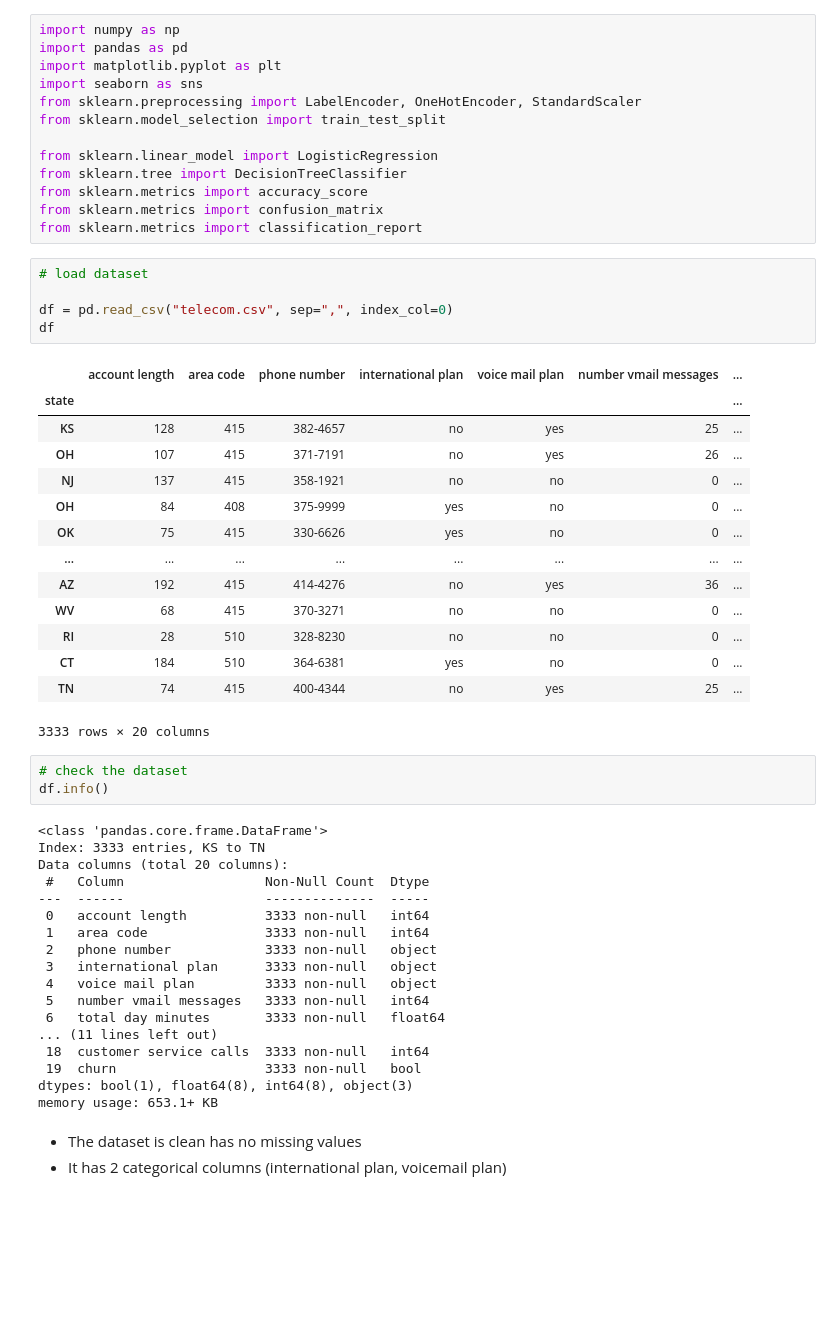
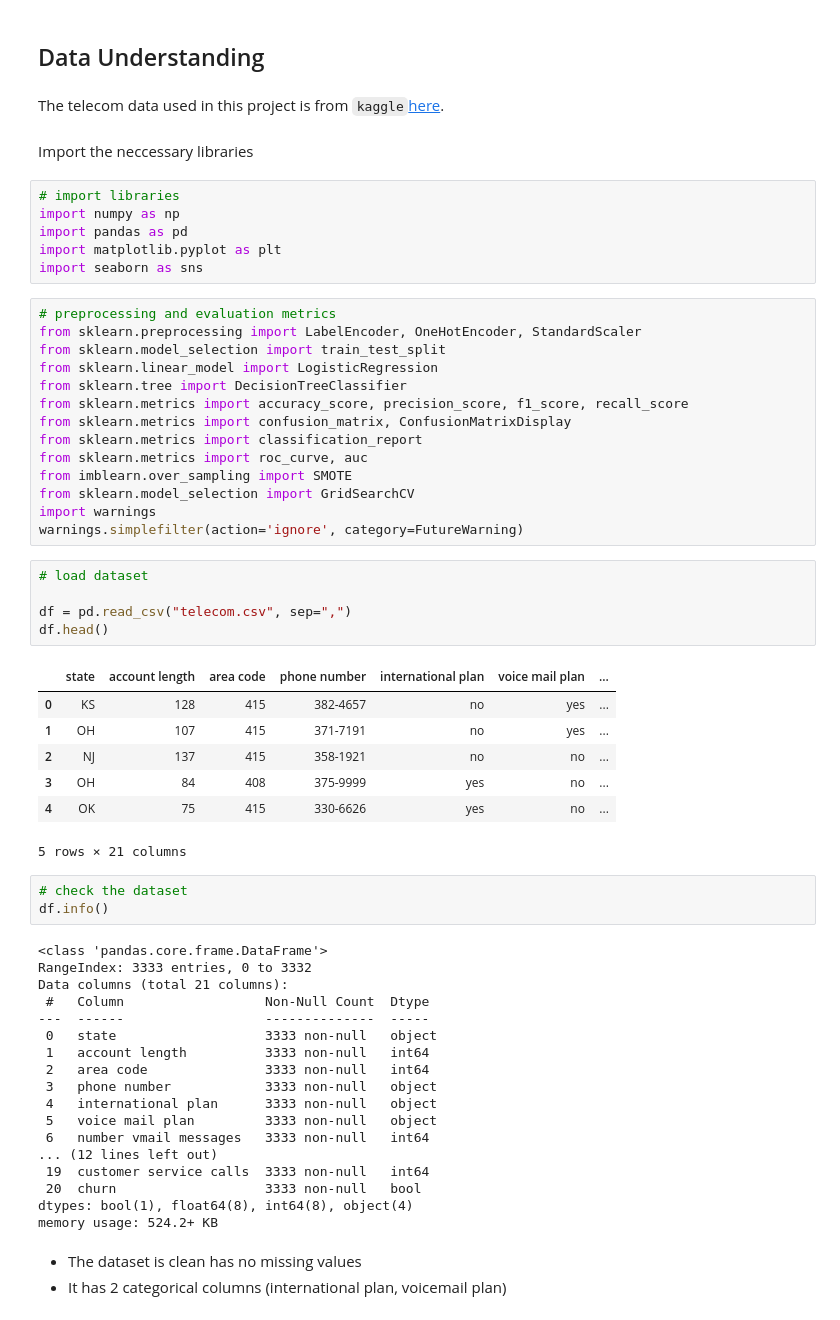
Before and after one commit to dantegaucho/Customer-churn, a Jupyter notebook: churn.ipynb, the cells around one changed output. Cells and saved outputs as stored; diff of their text form; blank space fills up the shorter version.

```diff
--- a/churn.ipynb
+++ b/churn.ipynb
@@ -1,57 +21,63 @@
+# %% [markdown]
+## Data Understanding
+# %% [markdown]
+The telecom data used in this project is from `kaggle`[here](https://www.kaggle.com/datasets/becksddf/churn-in-telecoms-dataset).
+# %% [markdown]
+Import the neccessary libraries
+# %%
+# import libraries
+import numpy as np
+import pandas as pd
+import matplotlib.pyplot as plt
+import seaborn as sns
 # %%
-import numpy as np
-import pandas as pd
-import matplotlib.pyplot as plt
-import seaborn as sns
+# preprocessing and evaluation metrics
 from sklearn.preprocessing import LabelEncoder, OneHotEncoder, StandardScaler
 from sklearn.model_selection import train_test_split
-
 from sklearn.linear_model import LogisticRegression
 from sklearn.tree import DecisionTreeClassifier
-from sklearn.metrics import accuracy_score
-from sklearn.metrics import confusion_matrix
+from sklearn.metrics import accuracy_score, precision_score, f1_score, recall_score
+from sklearn.metrics import confusion_matrix, ConfusionMatrixDisplay
 from sklearn.metrics import classification_report
+from sklearn.metrics import roc_curve, auc
+from imblearn.over_sampling import SMOTE
+from sklearn.model_selection import GridSearchCV
+import warnings
+warnings.simplefilter(action='ignore', category=FutureWarning)
 # %%
 # load dataset
 
-df = pd.read_csv("telecom.csv", sep=",", index_col=0)
-df
+df = pd.read_csv("telecom.csv", sep=",")
+df.head()
 # %% [output]
-|  | account length | area code | phone number | international plan | voice mail plan | number vmail messages | ... |
-| state |  |  |  |  |  |  | ... |
-| KS | 128 | 415 | 382-4657 | no | yes | 25 | ... |
-| OH | 107 | 415 | 371-7191 | no | yes | 26 | ... |
-| NJ | 137 | 415 | 358-1921 | no | no | 0 | ... |
-| OH | 84 | 408 | 375-9999 | yes | no | 0 | ... |
-| OK | 75 | 415 | 330-6626 | yes | no | 0 | ... |
-| ... | ... | ... | ... | ... | ... | ... | ... |
-| AZ | 192 | 415 | 414-4276 | no | yes | 36 | ... |
-| WV | 68 | 415 | 370-3271 | no | no | 0 | ... |
-| RI | 28 | 510 | 328-8230 | no | no | 0 | ... |
-| CT | 184 | 510 | 364-6381 | yes | no | 0 | ... |
-| TN | 74 | 415 | 400-4344 | no | yes | 25 | ... |
+|  | state | account length | area code | phone number | international plan | voice mail plan | ... |
+| 0 | KS | 128 | 415 | 382-4657 | no | yes | ... |
+| 1 | OH | 107 | 415 | 371-7191 | no | yes | ... |
+| 2 | NJ | 137 | 415 | 358-1921 | no | no | ... |
+| 3 | OH | 84 | 408 | 375-9999 | yes | no | ... |
+| 4 | OK | 75 | 415 | 330-6626 | yes | no | ... |
-3333 rows × 20 columns
+5 rows × 21 columns
 # %%
 # check the dataset
 df.info()
 # %% [output]
 <class 'pandas.core.frame.DataFrame'>
-Index: 3333 entries, KS to TN
-Data columns (total 20 columns):
+RangeIndex: 3333 entries, 0 to 3332
+Data columns (total 21 columns):
  #   Column                  Non-Null Count  Dtype
 ---  ------                  --------------  -----
- 0   account length          3333 non-null   int64
- 1   area code               3333 non-null   int64
- 2   phone number            3333 non-null   object
- 3   international plan      3333 non-null   object
- 4   voice mail plan         3333 non-null   object
- 5   number vmail messages   3333 non-null   int64
- 6   total day minutes       3333 non-null   float64
-... (11 lines left out)
- 18  customer service calls  3333 non-null   int64
- 19  churn                   3333 non-null   bool
-dtypes: bool(1), float64(8), int64(8), object(3)
-memory usage: 653.1+ KB
+ 0   state                   3333 non-null   object
+ 1   account length          3333 non-null   int64
+ 2   area code               3333 non-null   int64
+ 3   phone number            3333 non-null   object
+ 4   international plan      3333 non-null   object
+ 5   voice mail plan         3333 non-null   object
+ 6   number vmail messages   3333 non-null   int64
+... (12 lines left out)
+ 19  customer service calls  3333 non-null   int64
+ 20  churn                   3333 non-null   bool
+dtypes: bool(1), float64(8), int64(8), object(4)
+memory usage: 524.2+ KB
 # %% [markdown]
 * The dataset is clean has no missing values
 * It has 2 categorical columns (international plan, voicemail plan)
```
Also changed, not shown: parts of 86 cells of this notebook.
